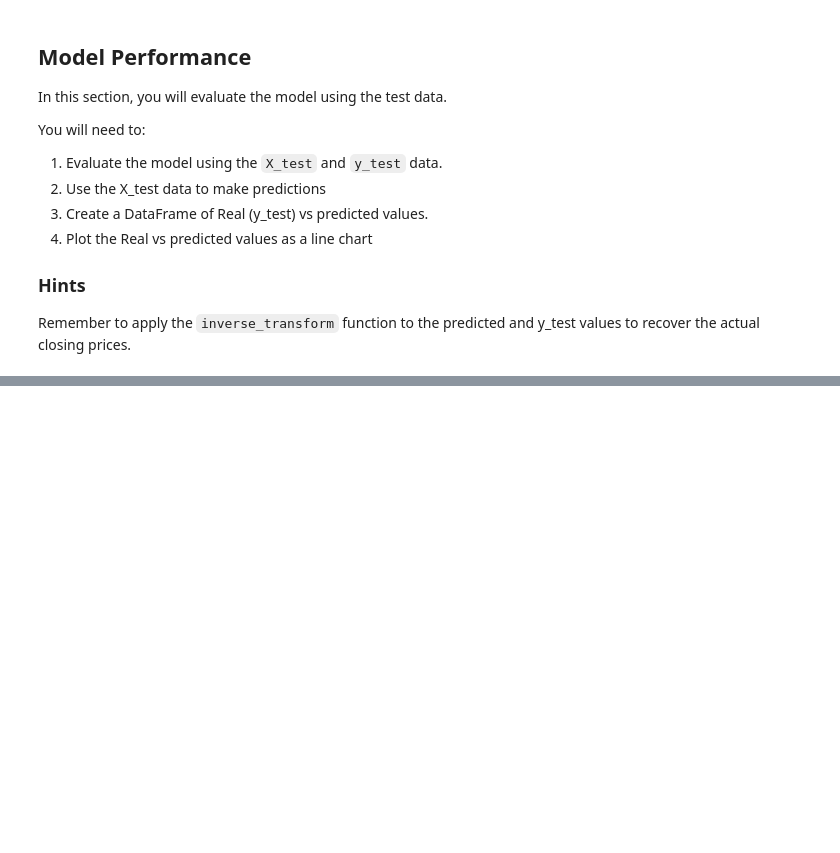
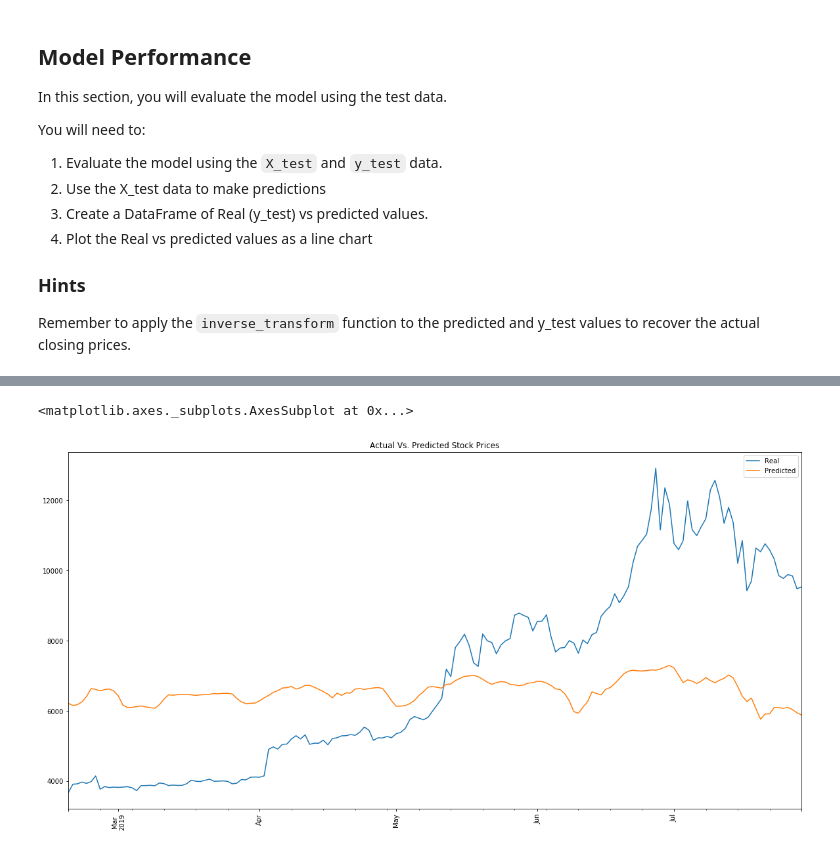
Before and after one commit to mnewk555/deeplearning-homework, a Jupyter notebook: lstm_stock_predictor_fng.ipynb, the cells around one changed output, grey strips where cells are left out. Cells and saved outputs as stored; diff of their text form; code cells hidden in the pictures; blank space fills up the shorter version.

Commit message:
Went back and added the portion missing from lstm_stock_predictor_fng.ipynb and added the required analysis to the README.md file.

```diff
--- a/lstm_stock_predictor_fng.ipynb
+++ b/lstm_stock_predictor_fng.ipynb
@@ -238,4 +312,5 @@ stocks.head()
 # %%
 # Plot the real vs predicted values as a line chart
 # YOUR CODE HERE!
+stocks.plot(title="Actual Vs. Predicted Stock Prices",figsize=(20,10),rot=90)
 # %% [output]
@@ -242,0 +317,2 @@ stocks.head()
+<matplotlib.axes._subplots.AxesSubplot at 0x...>
+[figure, added]
```
Also changed, not shown: parts of 15 cells of this notebook, 2 other files.
